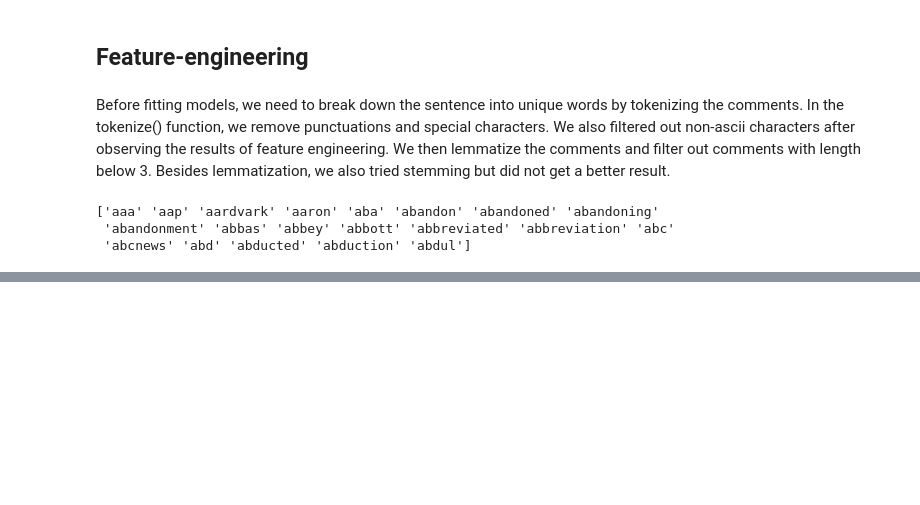
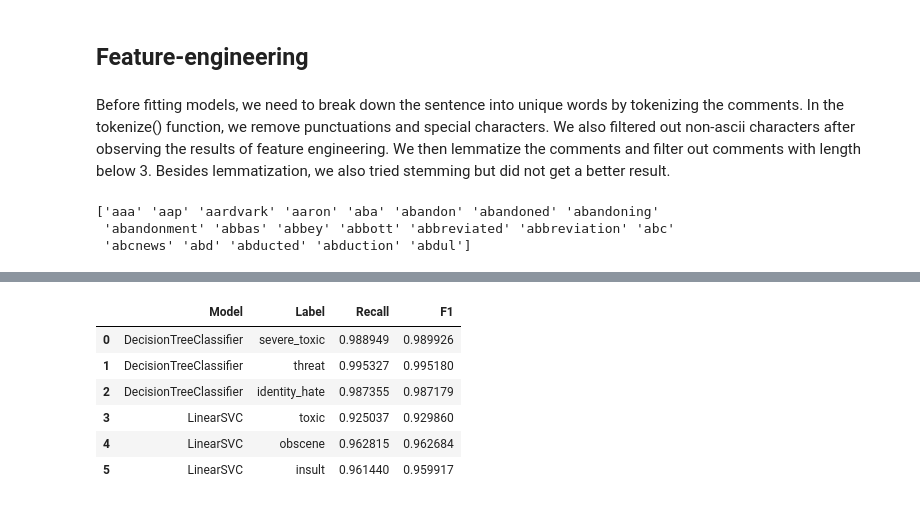
Before and after one commit to ohassnao/toxic_comments_classification, a Jupyter notebook: Implementation.ipynb, the cells around one changed output, grey strips where cells are left out. Cells and saved outputs as stored; diff of their text form; code cells hidden in the pictures; blank space fills up the shorter version.

```diff
--- a/Implementation.ipynb
+++ b/Implementation.ipynb
@@ -251,0 +283,31 @@ meth_cv[['Model', 'Label', 'Recall', 'F1']]
+# %%
+def score_2(classifier, X_train, y_train, X_test, y_test):
+    """
+    Calculate Hamming-loss, F1, Recall for each label on test dataset.
+    """
+    methods = []
+    hloss = []
+    name = classifier.__class__.__name__.split('.')[-1]
+    predict_df = pd.DataFrame()
+    predict_df['id'] = test_y['id']
+
+    for label in decision_tree_labels:
+        classifier.fit(X_train, y_train[label])
+        predicted = classifier.predict(X_test)
+
+        predict_df[label] = predicted
+
+        recall = recall_score(y_test[y_test[label] != -1][label],
+                              predicted[y_test[label] != -1],
+                              average="weighted")
+        f1 = f1_score(y_test[y_test[label] != -1][label],
+                      predicted[y_test[label] != -1],
+                      average="weighted")
+
+        conf_mat = confusion_matrix(y_test[y_test[label] != -1][label],
+                                    predicted[y_test[label] != -1])
+
+        methods.append([name, label, recall, f1, conf_mat])
+
+
+    return hloss, methods
@@ -251,0 +318,16 @@ meth_cv[['Model', 'Label', 'Recall', 'F1']]
+# %%
+# Creating a dataframe to show summary of results.
+methods1 = pd.DataFrame(methods1)
+methods2 = pd.DataFrame(methods2)
+methods = pd.concat([methods1, methods2])
+methods.columns = ['Model', 'Label', 'Recall', 'F1', 'Confusion_Matrix']
+meth = methods.reset_index()
+meth[['Model', 'Label', 'Recall', 'F1']]
+# %% [output]
+|  | Model | Label | Recall | F1 |
+| 0 | DecisionTreeClassifier | severe_toxic | 0.988949 | 0.989926 |
+| 1 | DecisionTreeClassifier | threat | 0.995327 | 0.995180 |
+| 2 | DecisionTreeClassifier | identity_hate | 0.987355 | 0.987179 |
+| 3 | LinearSVC | toxic | 0.925037 | 0.929860 |
+| 4 | LinearSVC | obscene | 0.962815 | 0.962684 |
+| 5 | LinearSVC | insult | 0.961440 | 0.959917 |
```
Also changed, not shown: parts of 7 cells of this notebook.
